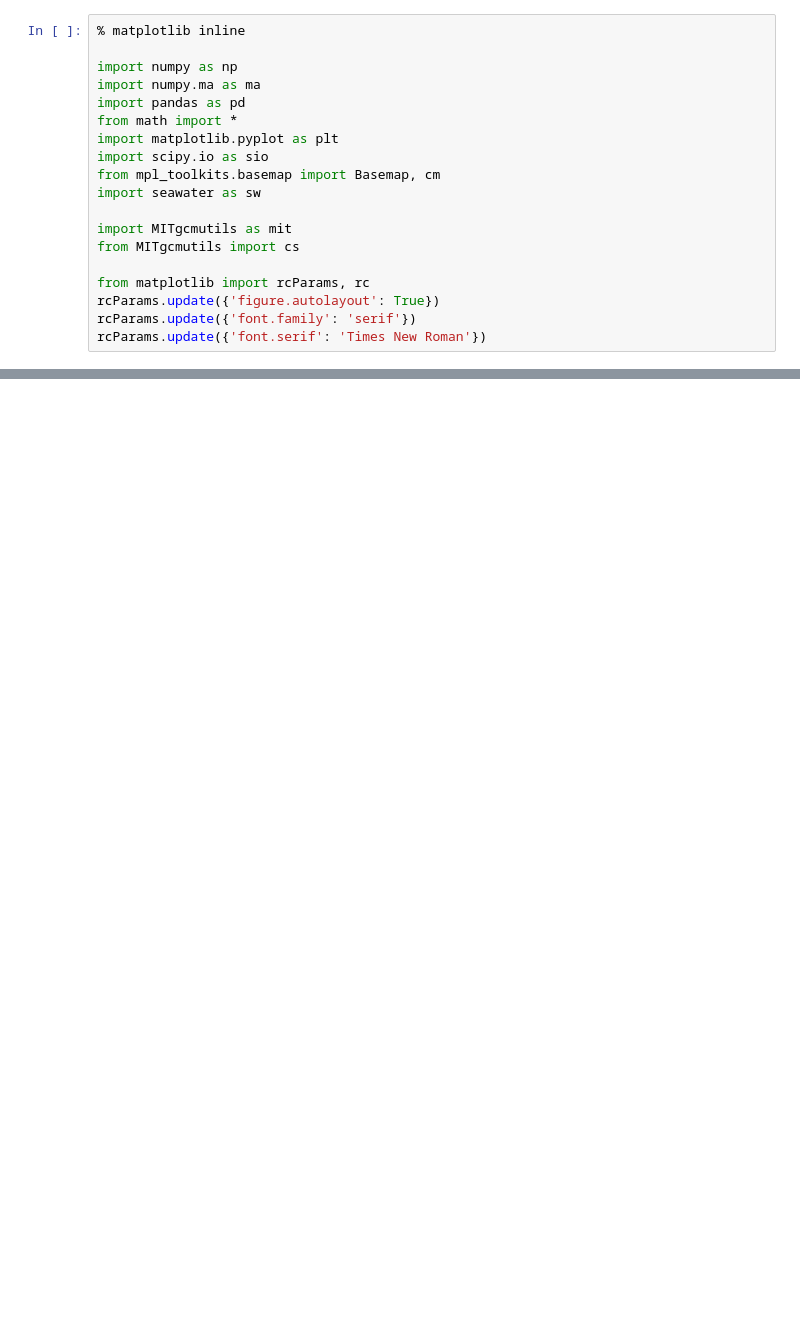
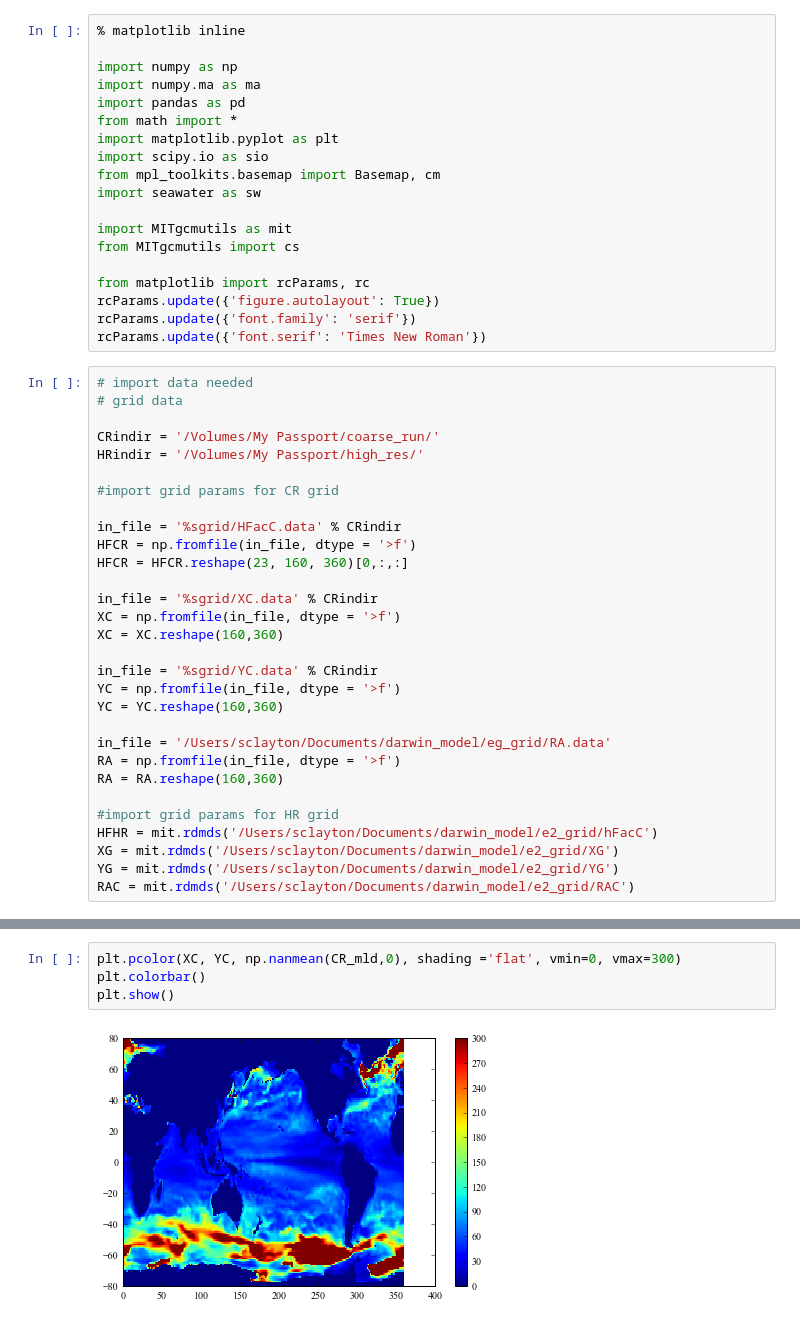
Before and after one commit to sophieclayton/model_comparison, a Jupyter notebook: python_figures/monthly_plots.ipynb, the cells around one changed output, grey strips where cells are left out. Drawn from its saved outputs; the diff is of its cells as text; blank space fills up the shorter version.

```diff
--- a/python_figures/monthly_plots.ipynb
+++ b/python_figures/monthly_plots.ipynb
@@ -17,4 +17,34 @@ from matplotlib import rcParams, rc
 rcParams.update({'figure.autolayout': True})
 rcParams.update({'font.family': 'serif'})
 rcParams.update({'font.serif': 'Times New Roman'})
+# %%
+# import data needed
+# grid data
+
+CRindir = '/Volumes/My Passport/coarse_run/'
+HRindir = '/Volumes/My Passport/high_res/'
+
+#import grid params for CR grid
+
+in_file = '%sgrid/HFacC.data' % CRindir
+HFCR = np.fromfile(in_file, dtype = '>f')
+HFCR = HFCR.reshape(23, 160, 360)[0,:,:]
+
+in_file = '%sgrid/XC.data' % CRindir
+XC = np.fromfile(in_file, dtype = '>f')
+XC = XC.reshape(160,360)
+
+in_file = '%sgrid/YC.data' % CRindir
+YC = np.fromfile(in_file, dtype = '>f')
+YC = YC.reshape(160,360)
+
+in_file = '/Users/sclayton/Documents/darwin_model/eg_grid/RA.data'
+RA = np.fromfile(in_file, dtype = '>f')
+RA = RA.reshape(160,360)
+
+#import grid params for HR grid
+HFHR = mit.rdmds('/Users/sclayton/Documents/darwin_model/e2_grid/hFacC')
+XG = mit.rdmds('/Users/sclayton/Documents/darwin_model/e2_grid/XG')
+YG = mit.rdmds('/Users/sclayton/Documents/darwin_model/e2_grid/YG')
+RAC = mit.rdmds('/Users/sclayton/Documents/darwin_model/e2_grid/RAC')
 # %%
@@ -40,0 +195,6 @@ HR_Zfile = '/Users/sclayton/Google Drive/work/comparison/data/monthly/HR/intZoo.
+# %%
+plt.pcolor(XC, YC, np.nanmean(CR_mld,0), shading ='flat', vmin=0, vmax=300)
+plt.colorbar()
+plt.show()
+# %% [output]
+[figure, added]
```
Also changed, not shown: parts of 4 cells of this notebook, 2 other files.
